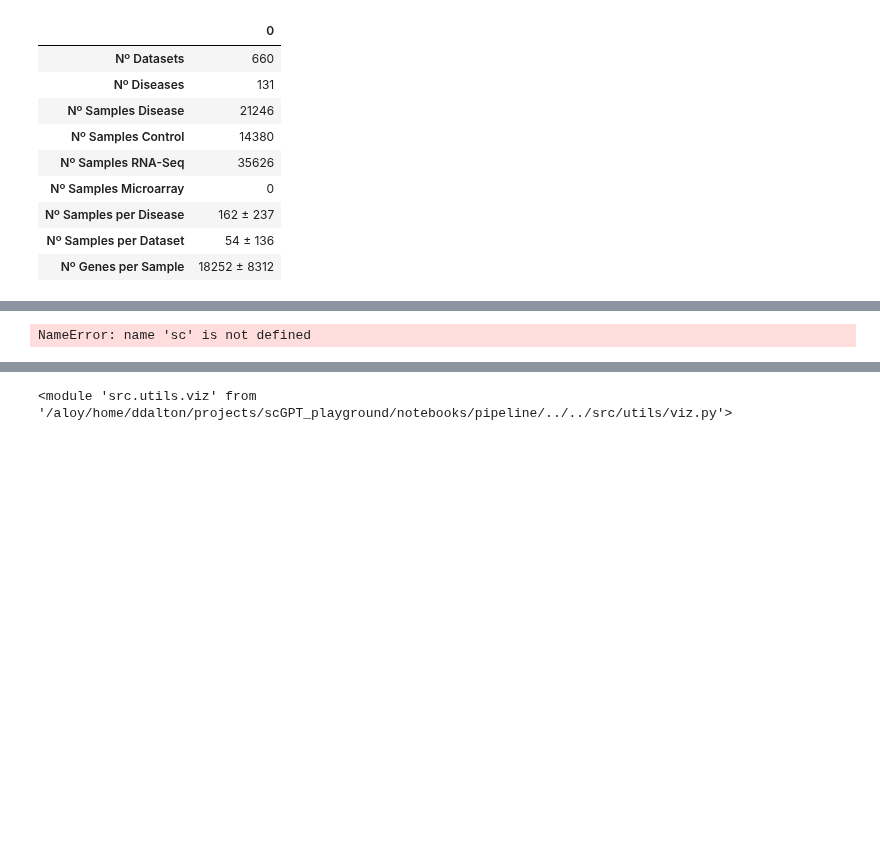
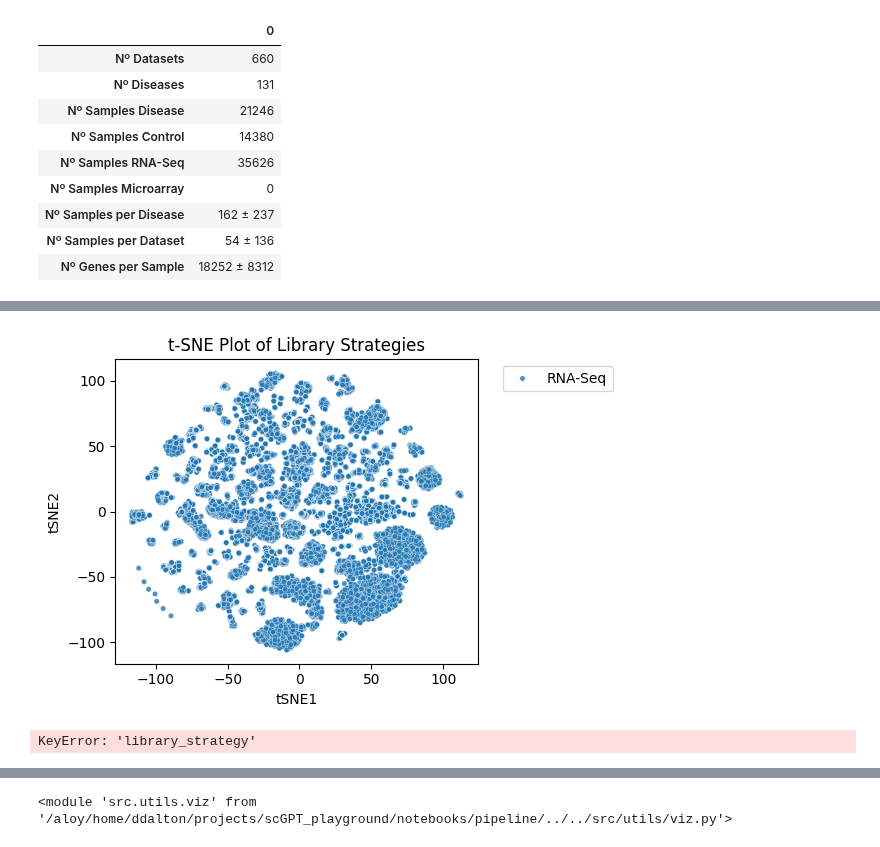
Before and after one commit to 00dylan00/scGPT_playground, a Jupyter notebook: notebooks/pipeline/01-analyse-data.ipynb, the cells around one changed output, grey strips where cells are left out. Cells and saved outputs as stored; diff of their text form; code cells hidden in the pictures; blank space fills up the shorter version.

```diff
--- a/notebooks/pipeline/01-analyse-data.ipynb
+++ b/notebooks/pipeline/01-analyse-data.ipynb
@@ -192,36 +222,35 @@ def plot_adata_tsne(adata: sc.AnnData, labels: list, title:str="t-SNE", sample:i
         palette="tab10",
         s=15,
         alpha=0.8
     )
     plt.title(title)
     plt.legend(bbox_to_anchor=(1.05, 1), loc='upper left')
     plt.tight_layout()
     plt.show()
 
 
 
 def plot_adata_kde(adata:sc.AnnData, title:str="")->None:
     X_rna_seq = adata[adata.obs["library_strategy"] == "RNA-Seq"].X
     X_ma = adata[adata.obs["library_strategy"] == "Microarray"].X
     print(X_rna_seq.shape)
     print(X_rna_seq.flatten().shape)
     # sample from both distributions
     X_rna_seq_sample = random.sample(list(X_rna_seq.flatten()), 100)
     X_ma_sample = random.sample(list(X_ma.flatten()), 100)
 
 
     # plot
     plt.figure(figsize=(4, 4))
     sns.kdeplot(X_rna_seq_sample, label="RNA-Seq", fill=True)
     sns.kdeplot(X_ma_sample, label="Microarray", fill=True)
     plt.title(title)
     plt.legend()
 
 plot_adata_tsne(adata, labels=adata.obs["library"].tolist(), title="t-SNE Plot of Library Strategies")
-
-plot_adata_kde(adata, title="KDE Plot of RNA-Seq and Microarray")
 # %% [output]
+[figure, added]
-NameError: name 'sc' is not defined
+KeyError: 'library_strategy'
 # %%
 import importlib
 importlib.reload(vz)
```
Also changed, not shown: parts of 27 cells of this notebook, 11 other files.
